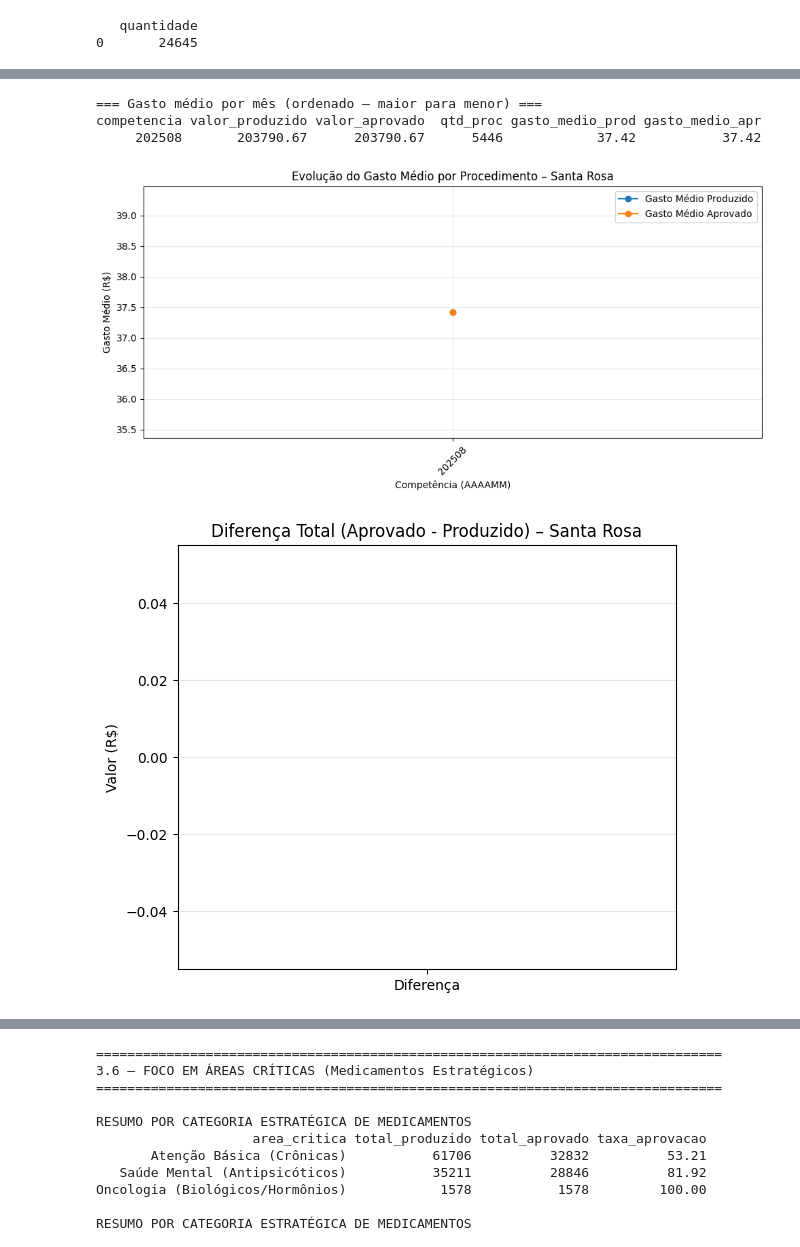
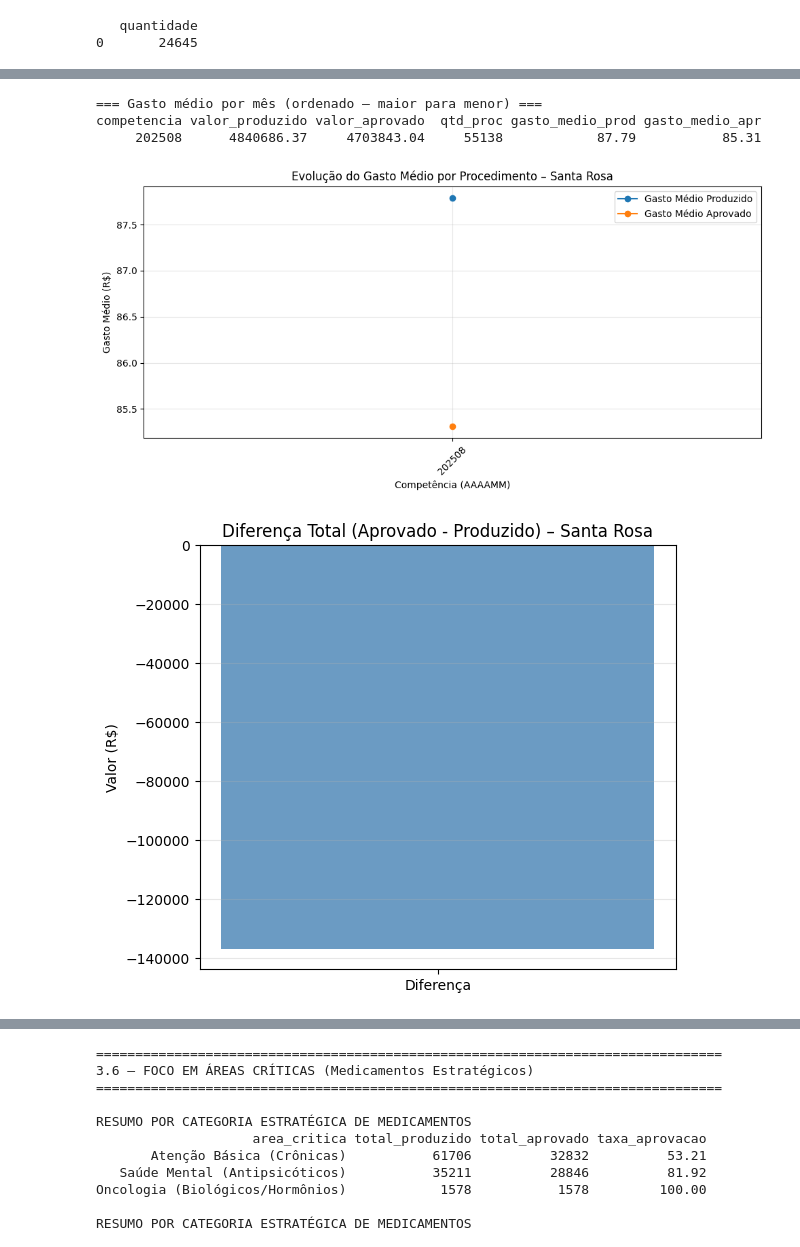
Before and after one commit to piril4mp0/python-pandas-datasus, a Jupyter notebook: notebook.ipynb, the cells around one changed output, grey strips where cells are left out. Drawn from its saved outputs; the diff is of its cells as text; code cells hidden in the pictures.

```diff
--- a/notebook.ipynb
+++ b/notebook.ipynb
@@ -899,7 +834,7 @@ import matplotlib.pyplot as plt
 import mysql.connector
 
 connection = mysql.connector.connect(
-    host='192.168.196.63',
+    host='localhost',
     user='root',
     password='ABC!abc123',
     database='projeto1'
@@ -916,7 +851,7 @@ SELECT
     SUM(PA_VALAPR) AS valor_aprovado,
     ROUND(SUM(PA_VALAPR) - SUM(PA_VALPRO), 2) AS diferenca
 FROM pars
-WHERE PA_UFMUN = '431720'
+WHERE PA_UFMUN = '431020'
 """
 
 cursor.execute(query_totais)
@@ -943,16 +878,16 @@ if not df_totais.empty:
 # =============================
 query_gasto_medio = """
 SELECT
-    PA_CMP AS competencia,
+    PA_MVM AS competencia,
     SUM(PA_VALPRO) AS valor_produzido,
     SUM(PA_VALAPR) AS valor_aprovado,
     COUNT(*) AS qtd_proc,
     ROUND(SUM(PA_VALPRO) / NULLIF(COUNT(*), 0), 2) AS gasto_medio_prod,
     ROUND(SUM(PA_VALAPR) / NULLIF(COUNT(*), 0), 2) AS gasto_medio_apr
 FROM pars
-WHERE PA_UFMUN = '431720'
-GROUP BY PA_CMP
-ORDER BY PA_CMP
+WHERE PA_UFMUN = '431020'
+GROUP BY PA_MVM
+ORDER BY PA_MVM
 """
 
 cursor.execute(query_gasto_medio)
@@ -1003,8 +938,8 @@ valor_produzido valor_aprovado diferenca
 === Gasto médio por mês (ordenado – maior para menor) ===
 competencia valor_produzido valor_aprovado  qtd_proc gasto_medio_prod gasto_medio_apr
-     202508       203790.67      203790.67      5446            37.42           37.42
+     202508      4840686.37     4703843.04     55138            87.79           85.31
-[figure, old version]
+[figure, new version]
-[figure, old version]
+[figure, new version]
 # %% [markdown]
 
 <a id="foco"></a>
```
Also changed, not shown: parts of 17 cells of this notebook.
